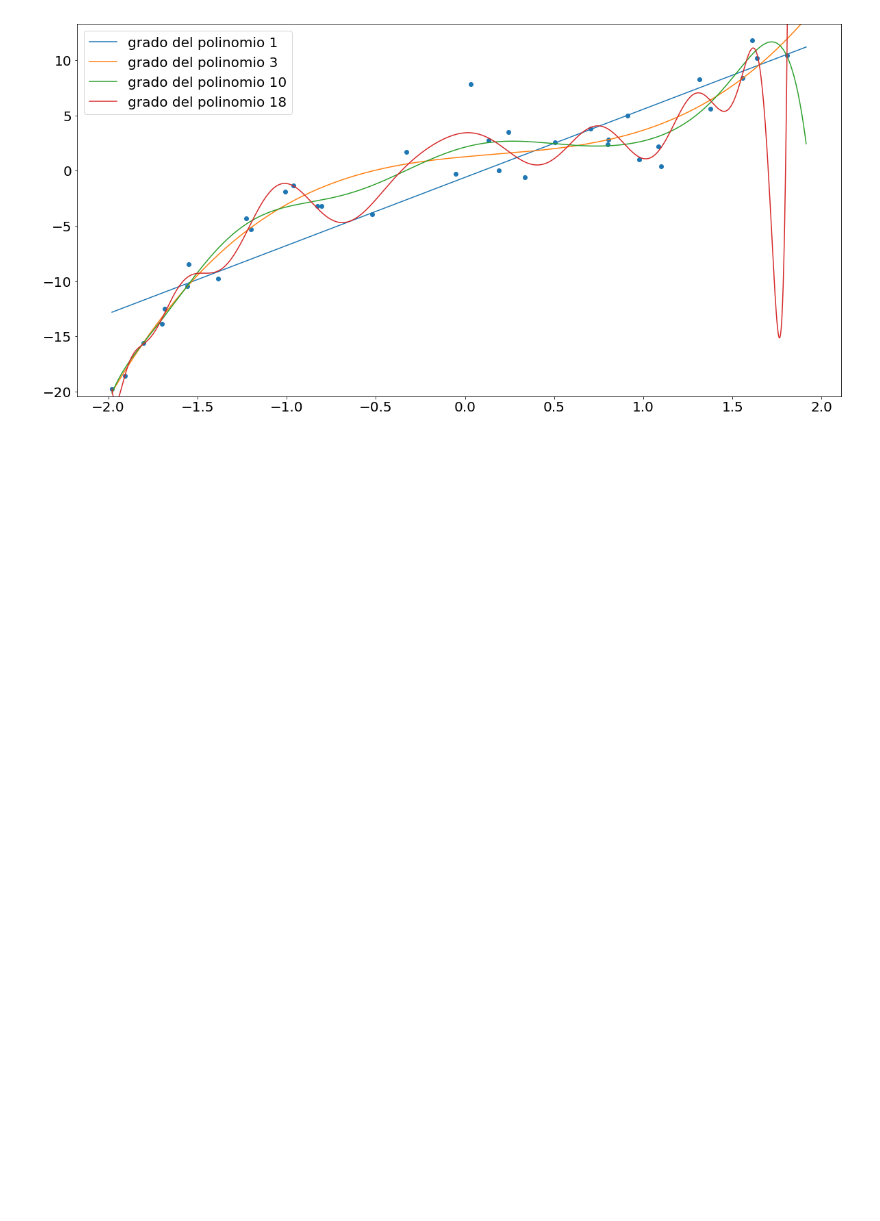
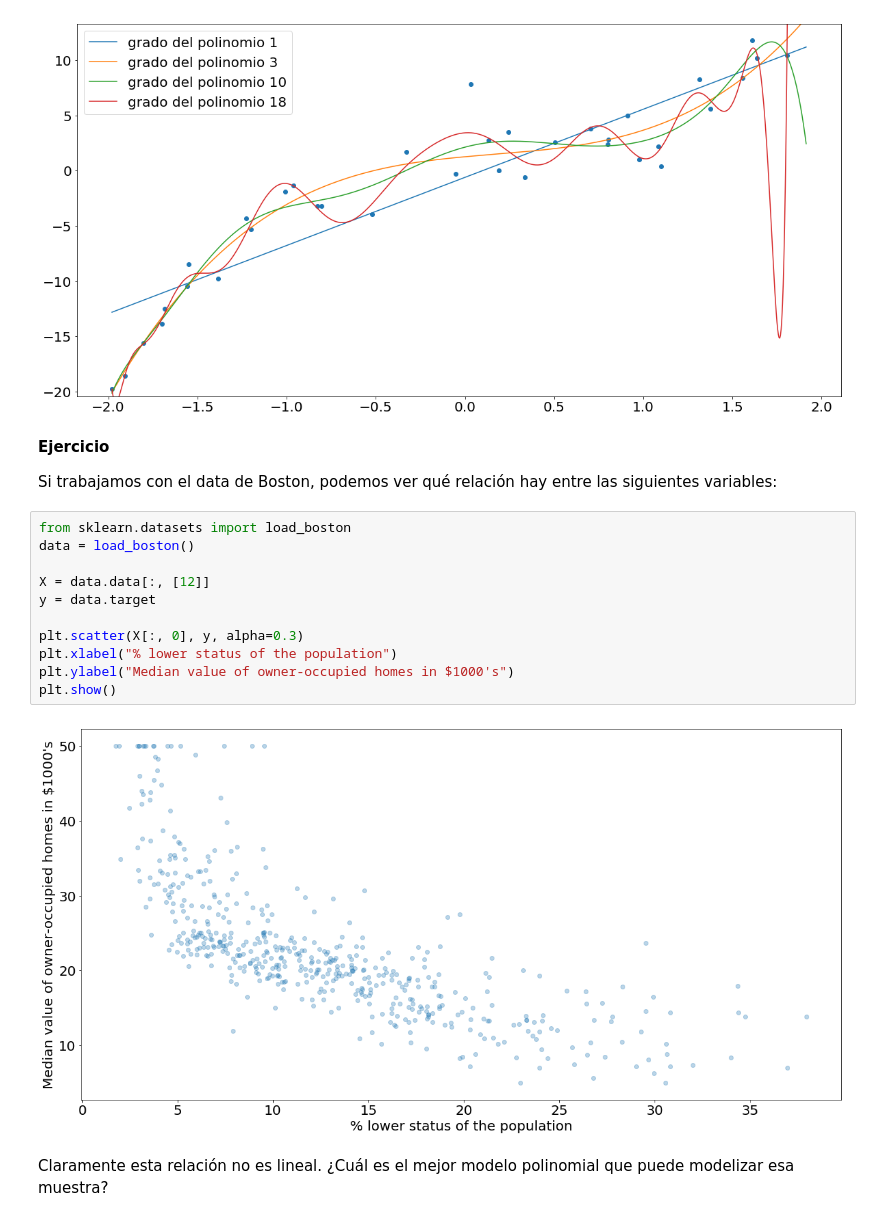
Before and after one commit to StaticVoidGabo/intro_to_machine_learning, a Jupyter notebook: 2.3.efecto-underfitting-overfitting.ipynb, the cells around one changed output. Drawn from its saved outputs; the diff is of its cells as text; blank space fills up the shorter version.

```diff
--- a/2.3.efecto-underfitting-overfitting.ipynb
+++ b/2.3.efecto-underfitting-overfitting.ipynb
@@ -230,3 +230,22 @@ plt.legend()
 plt.show()
 # %% [output]
 [figure]
+# %% [markdown]
+__Ejercicio__
+
+Si trabajamos con el data de Boston, podemos ver qué relación hay entre las siguientes variables:
+# %%
+from sklearn.datasets import load_boston
+data = load_boston()
+
+X = data.data[:, [12]]
+y = data.target
+
+plt.scatter(X[:, 0], y, alpha=0.3)
+plt.xlabel("% lower status of the population")
+plt.ylabel("Median value of owner-occupied homes in $1000's")
+plt.show()
+# %% [output]
+[figure, added]
+# %% [markdown]
+Claramente esta relación no es lineal. ¿Cuál es el mejor modelo polinomial que puede modelizar esa muestra?
```
Also changed, not shown: parts of 5 cells of this notebook, 5 other files.
